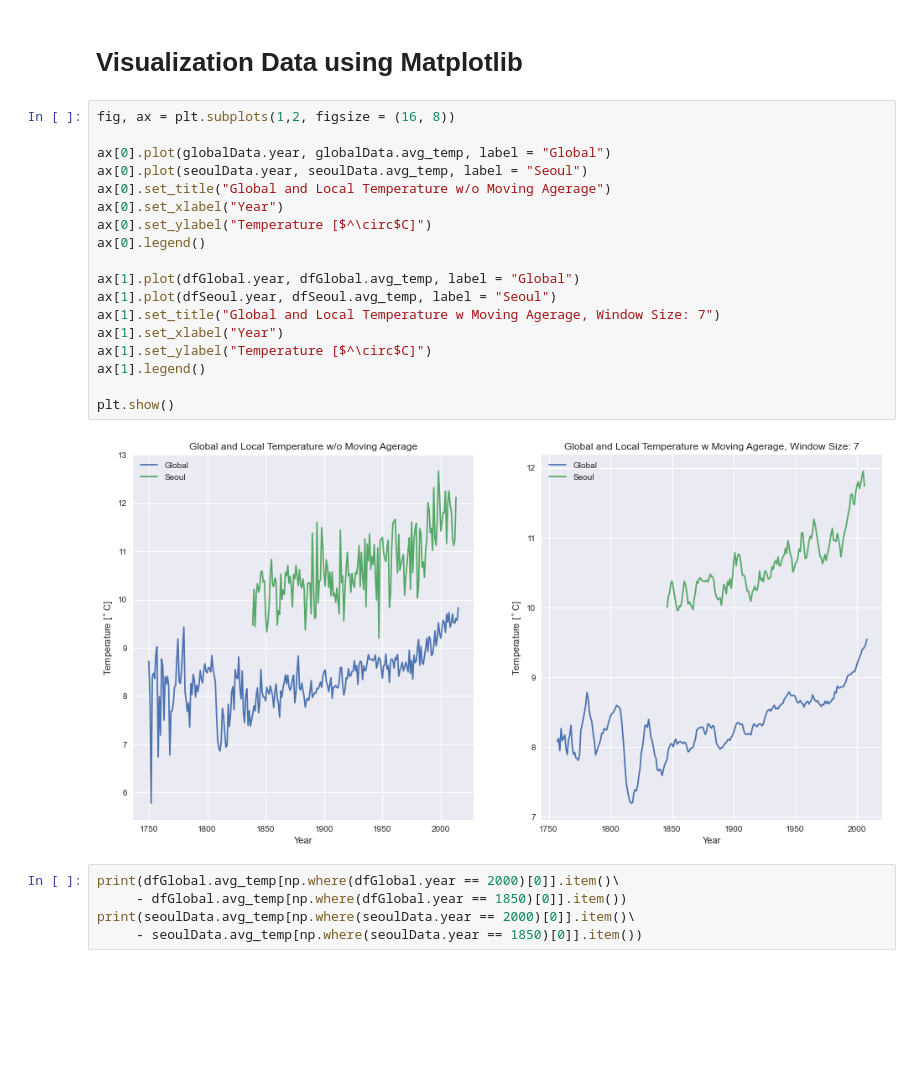
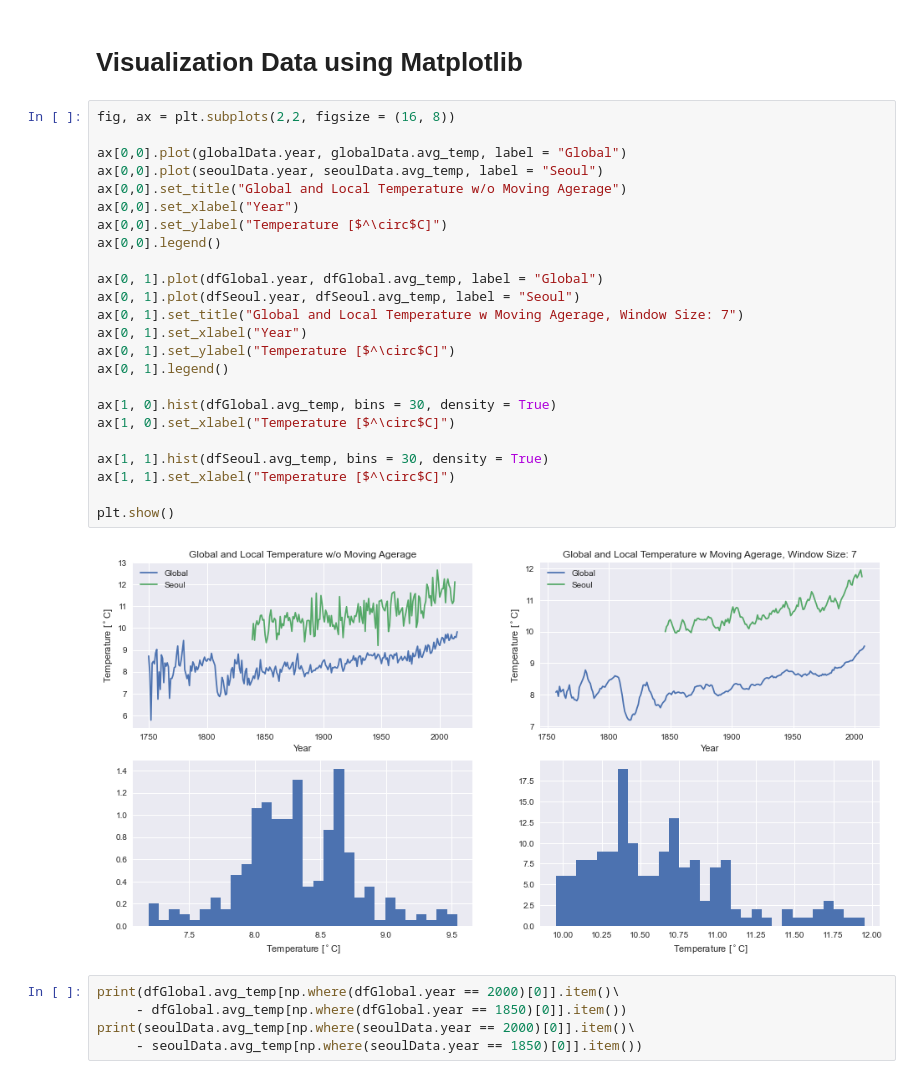
Before and after one commit to leeh8911/UdacityDataAnalyst, a Jupyter notebook: Project1/project1.ipynb, the cells around one changed output. Cells and saved outputs as stored; diff of their text form; blank space fills up the shorter version.

Commit message:
update visualization. add kdeplot and histograms

```diff
--- a/Project1/project1.ipynb
+++ b/Project1/project1.ipynb
@@ -94,25 +95,31 @@ Med  : 8.2943   10.5529
 # %% [markdown]
 # Visualization Data using Matplotlib
 # %%
-fig, ax = plt.subplots(1,2, figsize = (16, 8))
+fig, ax = plt.subplots(2,2, figsize = (16, 8))
 
-ax[0].plot(globalData.year, globalData.avg_temp, label = "Global")
-ax[0].plot(seoulData.year, seoulData.avg_temp, label = "Seoul")
-ax[0].set_title("Global and Local Temperature w/o Moving Agerage")
-ax[0].set_xlabel("Year")
-ax[0].set_ylabel("Temperature [$^\circ$C]")
-ax[0].legend()
+ax[0,0].plot(globalData.year, globalData.avg_temp, label = "Global")
+ax[0,0].plot(seoulData.year, seoulData.avg_temp, label = "Seoul")
+ax[0,0].set_title("Global and Local Temperature w/o Moving Agerage")
+ax[0,0].set_xlabel("Year")
+ax[0,0].set_ylabel("Temperature [$^\circ$C]")
+ax[0,0].legend()
 
-ax[1].plot(dfGlobal.year, dfGlobal.avg_temp, label = "Global")
-ax[1].plot(dfSeoul.year, dfSeoul.avg_temp, label = "Seoul")
-ax[1].set_title("Global and Local Temperature w Moving Agerage, Window Size: 7")
-ax[1].set_xlabel("Year")
-ax[1].set_ylabel("Temperature [$^\circ$C]")
-ax[1].legend()
+ax[0, 1].plot(dfGlobal.year, dfGlobal.avg_temp, label = "Global")
+ax[0, 1].plot(dfSeoul.year, dfSeoul.avg_temp, label = "Seoul")
+ax[0, 1].set_title("Global and Local Temperature w Moving Agerage, Window Size: 7")
+ax[0, 1].set_xlabel("Year")
+ax[0, 1].set_ylabel("Temperature [$^\circ$C]")
+ax[0, 1].legend()
+
+ax[1, 0].hist(dfGlobal.avg_temp, bins = 30, density = True)
+ax[1, 0].set_xlabel("Temperature [$^\circ$C]")
+
+ax[1, 1].hist(dfSeoul.avg_temp, bins = 30, density = True)
+ax[1, 1].set_xlabel("Temperature [$^\circ$C]")
 
 plt.show()
 # %% [output]
-[figure, old version]
+[figure, new version]
 # %%
 print(dfGlobal.avg_temp[np.where(dfGlobal.year == 2000)[0]].item()\
      - dfGlobal.avg_temp[np.where(dfGlobal.year == 1850)[0]].item())
```
Also changed, not shown: parts of 2 cells of this notebook.
